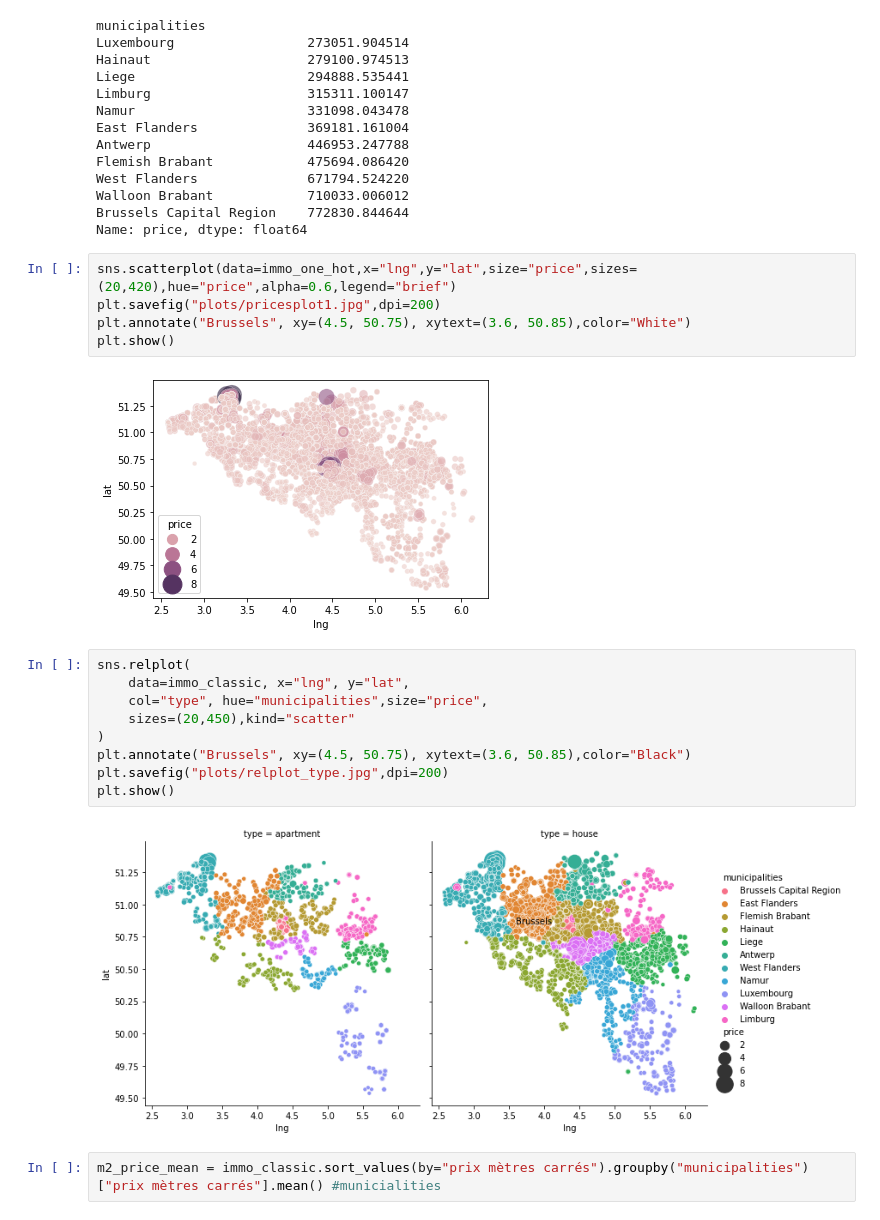
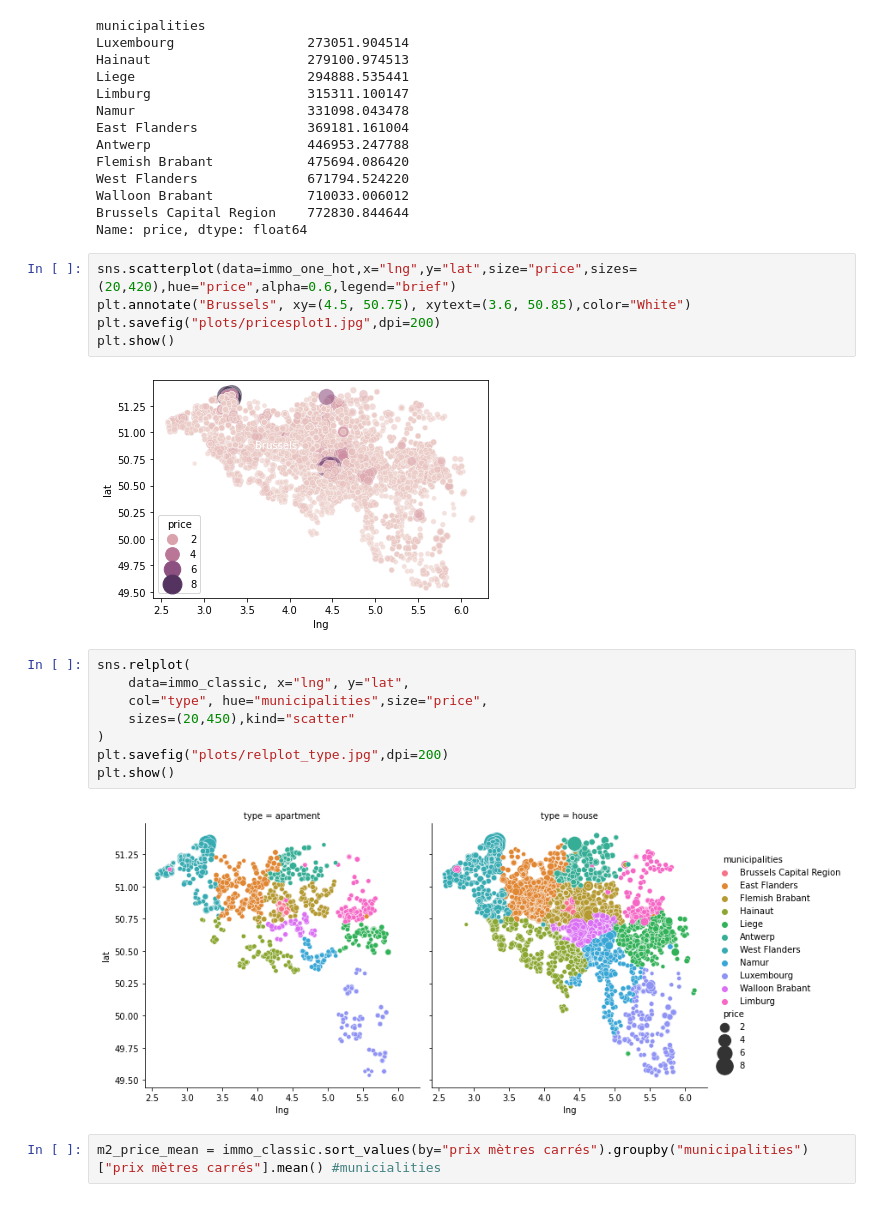
Before and after one commit to Ezamey/Data-Analysis, a Jupyter notebook: Step_2_Data_Analysis.ipynb, the cells around one changed output. Cells and saved outputs as stored; diff of their text form.

```diff
--- a/Step_2_Data_Analysis.ipynb
+++ b/Step_2_Data_Analysis.ipynb
@@ -130,22 +130,21 @@ Brussels Capital Region    772830.844644
 Name: price, dtype: float64
 # %%
 sns.scatterplot(data=immo_one_hot,x="lng",y="lat",size="price",sizes=(20,420),hue="price",alpha=0.6,legend="brief")
+plt.annotate("Brussels", xy=(4.5, 50.75), xytext=(3.6, 50.85),color="White")
 plt.savefig("plots/pricesplot1.jpg",dpi=200)
-plt.annotate("Brussels", xy=(4.5, 50.75), xytext=(3.6, 50.85),color="White")
 plt.show()
 # %% [output]
 [figure]
 # %%
 sns.relplot(
     data=immo_classic, x="lng", y="lat",
     col="type", hue="municipalities",size="price",
     sizes=(20,450),kind="scatter"
 )
-plt.annotate("Brussels", xy=(4.5, 50.75), xytext=(3.6, 50.85),color="Black")
 plt.savefig("plots/relplot_type.jpg",dpi=200)
 plt.show()
 # %% [output]
-[figure, old version]
+[figure, new version]
 # %%
 m2_price_mean = immo_classic.sort_values(by="prix mètres carrés").groupby("municipalities")["prix mètres carrés"].mean() #municialities
 # %%
```
Also changed, not shown: parts of 1 cell of this notebook, 6 other files.
